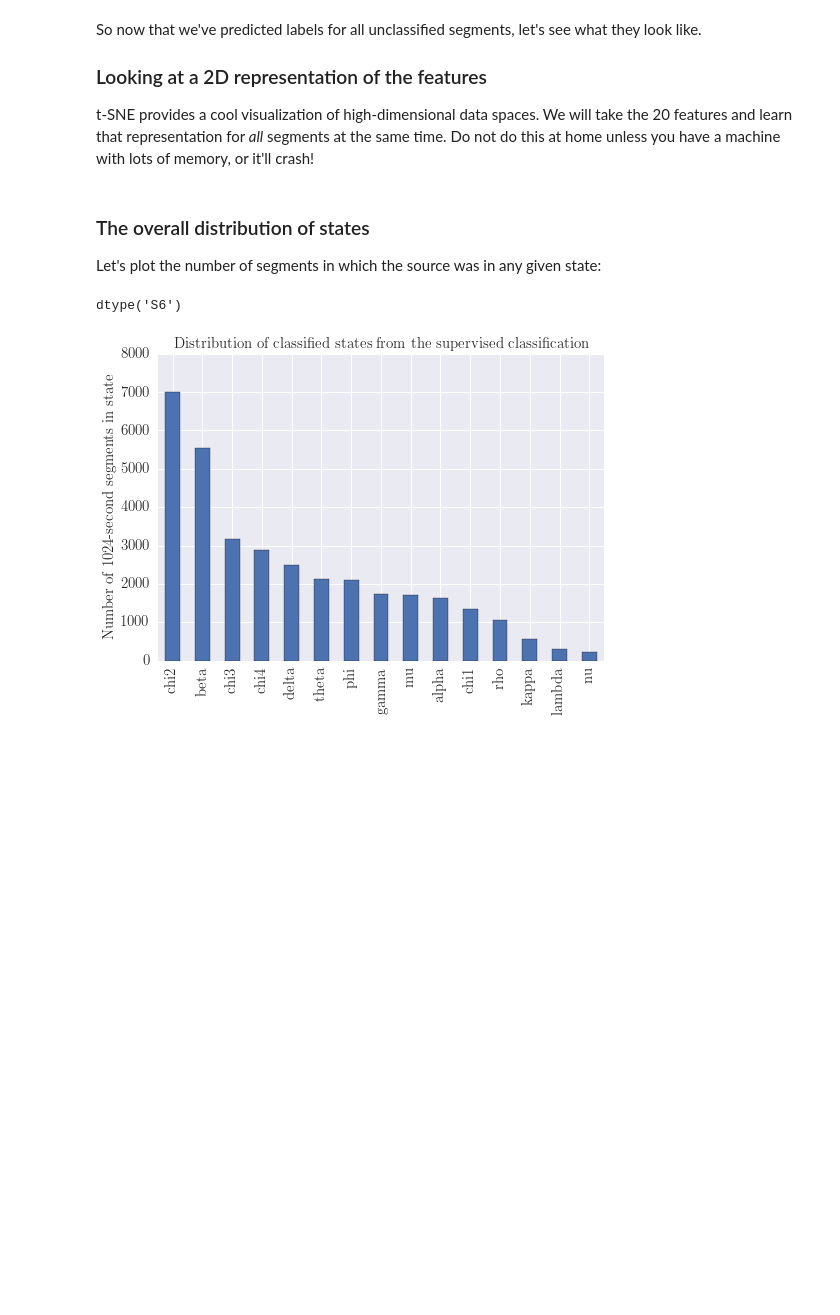
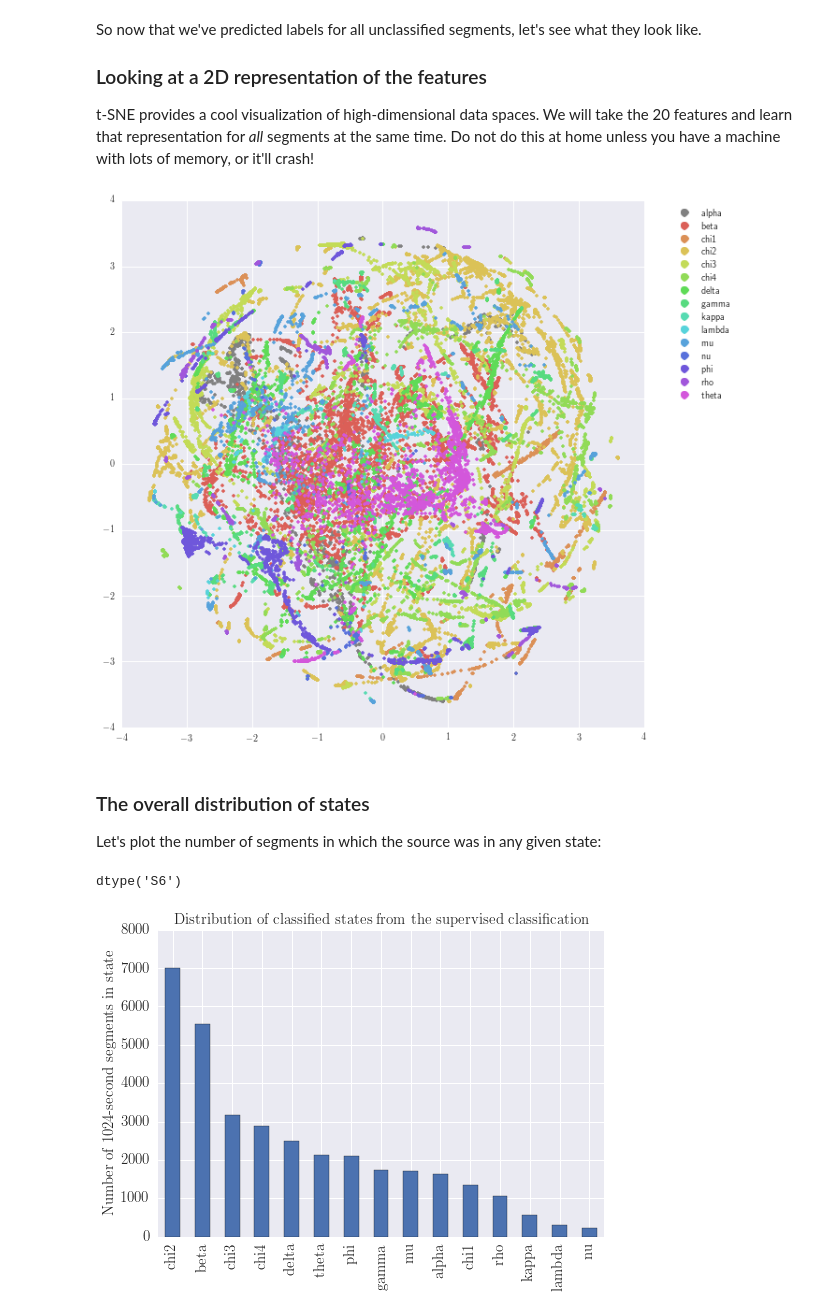
Before and after one commit to dhuppenkothen/BlackHoleMagic, a Jupyter notebook: code/GRS1915_FeatureEngineering.ipynb, the cells around one changed output. Cells and saved outputs as stored; diff of their text form; code cells hidden in the pictures; blank space fills up the shorter version.

```diff
--- a/code/GRS1915_FeatureEngineering.ipynb
+++ b/code/GRS1915_FeatureEngineering.ipynb
@@ -1183,11 +1183,74 @@ So now that we've predicted labels for all unclassified segments, let's see what
 
 t-SNE provides a cool visualization of high-dimensional data spaces. We will take the 20 features and learn that representation for *all* segments at the same time. Do not do this at home unless you have a machine with lots of memory, or it'll crash!
 # %%
-from sklearn.manifold import TSNE
-
-
-tsne = gt.getpickle("../../grs1915_tsne_all.dat")
-asdf = gt.getpickle("../../grs1915_tsne_all.dat")
+tsne = gt.getpickle(datadir+"grs1915_%i_tsne.dat"%seg_length_supervised)
+asdf = gt.getpickle(datadir+"grs1915_%i_tsne_projected.dat"%seg_length_supervised)
+# %%
+labels_all = np.hstack((labels_train, labels_val, labels_test, labels_rfc_unclass))
+
+label_set = np.unique(labels_all)
+labels_numeric = np.array([np.where(l == label_set)[0][0] for l in labels_all])
+# %%
+fig = plt.figure(figsize=(11,9))
+gs = gridspec.GridSpec(1, 5)
+
+## background is white
+sns.set_style("white")
+ax = plt.subplot(gs[:,:])
+ax.spines['top'].set_color('none')
+ax.spines['bottom'].set_color('none')
+ax.spines['left'].set_color('none')
+ax.spines['right'].set_color('none')
+ax.tick_params(labelcolor='w', top='off', bottom='off', left='off', right='off')
+
+## this is the actual scatter plot
+sns.set_context("notebook", font_scale=1.0, rc={"axes.labelsize": 16})
+sns.set_style("darkgrid")
+plt.rc("font", size=16, family="serif", serif="Computer Sans")
+plt.rc("axes", titlesize=16, labelsize=16)
+plt.rc("text", usetex=True)
+
+plt.subplots_adjust(top=0.95, bottom=0.08, left=0.08, right=0.97, hspace=0.2)
+
+ax1 = plt.subplot(gs[0,:4])
+
+## loop over all labels, make a scatter plot
+colors = ["grey"]
+colors.extend(np.loadtxt("colors.txt"))
+for k, col in zip(range(nlabels), colors):
+
+    my_members = labels_numeric == k
+    ax1.plot(asdf[my_members, 0], asdf[my_members, 1],".", color=col)
+
+
+
+### Now make a legend on the side of the plot
+lines = []
+# background of the legend is white
+sns.set_style("white")
+ax2 = plt.subplot(gs[0,4])
+ax2.spines['top'].set_color('none')
+ax2.spines['bottom'].set_color('none')
+ax2.spines['left'].set_color('none')
+ax2.spines['right'].set_color('none')
+ax2.tick_params(labelcolor='w', top='off', bottom='off', left='off', right='off')
+
+## for each label, make a non-existent line
+for i,l in enumerate(label_set):
+    line = mlines.Line2D([], [], color=colors[i], marker='o',
+                          markersize=9, label=l, linewidth=0, zorder=10)
+    lines.append(line)
+
+## now actually make the axis
+ax2.legend(handles=lines, loc='upper left', shadow=True)
+
+### labels for the entire plot
+ax.set_xlabel("Time in MJD", fontsize=18)
+ax.set_ylabel("Count rate [counts/s]", fontsize=18)
+
+plt.savefig(datadir+"grs1915_%i_tsne.pdf"%seg_length_unsupervised, format="pdf")
+# %% [output]
+[figure, added]
 # %% [markdown]
 
 ### The overall distribution of states
```
Also changed, not shown: parts of 17 cells of this notebook.
